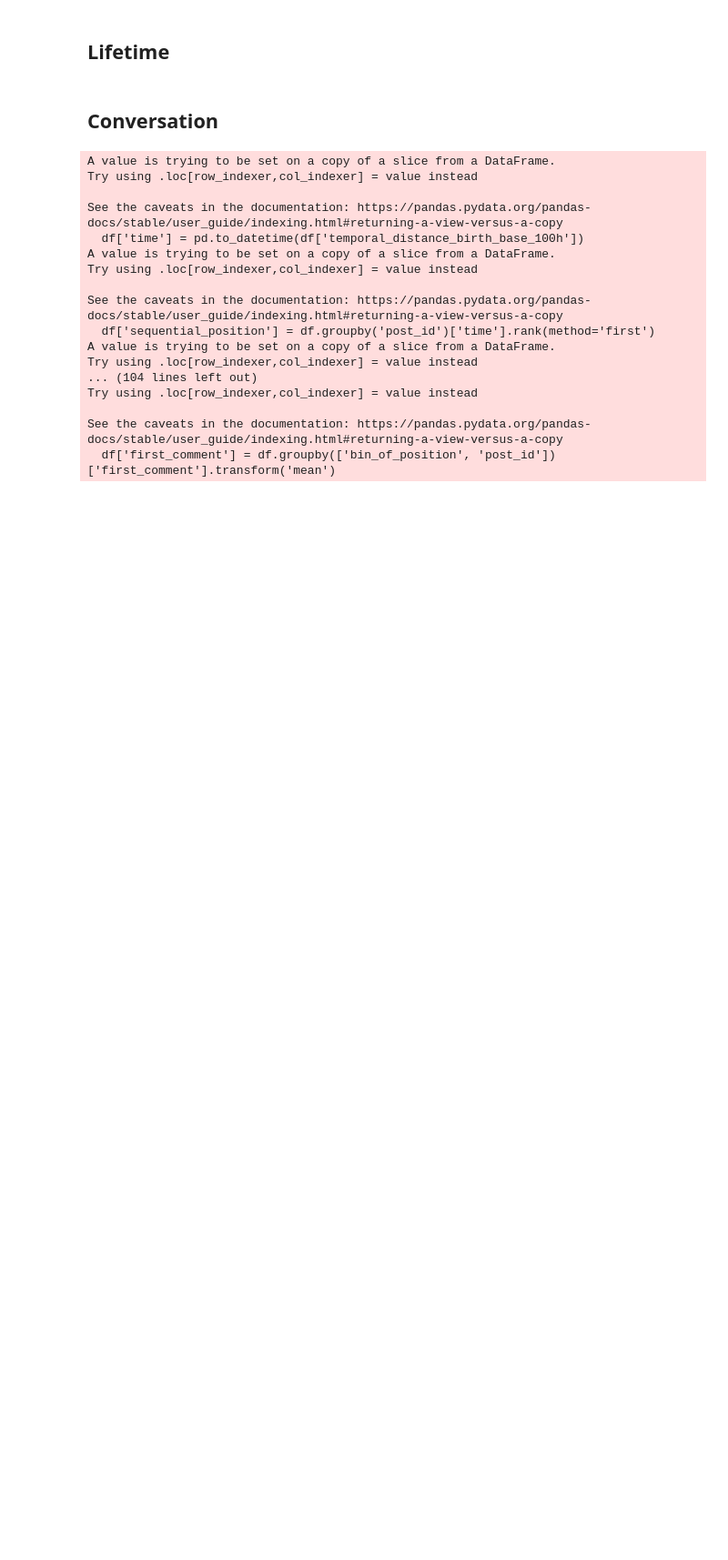
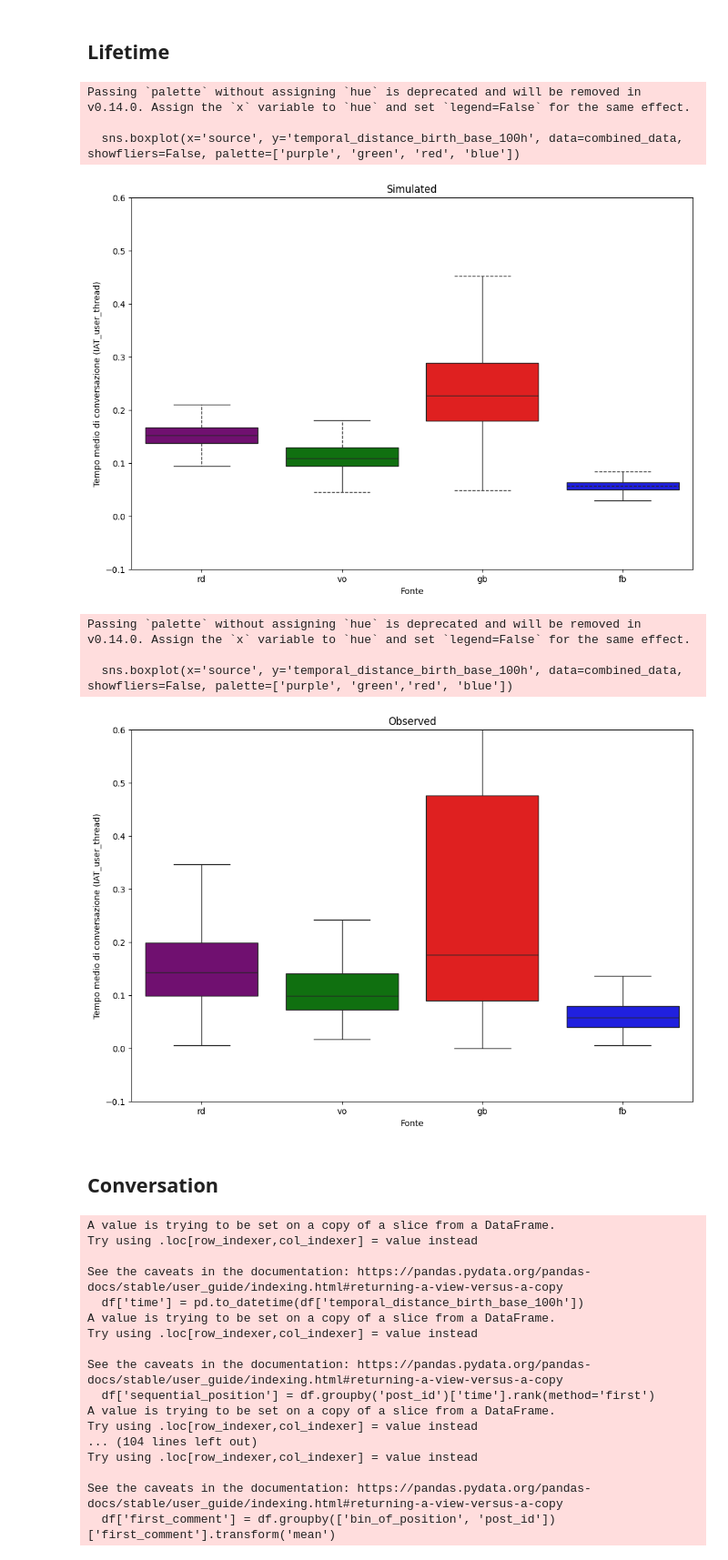
Before and after one commit to nudojacopo/nudojacopo, a Jupyter notebook: synthetic_signals.ipynb, the cells around one changed output. Shown at 91% size. Saved outputs shown, nothing was run; the diff lists cells and outputs as text; code cells hidden in the pictures; blank space fills up the shorter version.

```diff
--- a/synthetic_signals.ipynb
+++ b/synthetic_signals.ipynb
@@ -225,7 +232,7 @@ import seaborn as sns
 rds=rds.groupby(['post_id','user_id'])['temporal_distance_birth_base_100h'].sum().reset_index()
 fbs=fbs.groupby(['post_id','user_id'])['temporal_distance_birth_base_100h'].sum().reset_index()
 vos=vos.groupby(['post_id','user_id'])['temporal_distance_birth_base_100h'].sum().reset_index()
-yts=yts.groupby(['post_id','user_id'])['temporal_distance_birth_base_100h'].sum().reset_index()
+gbs=gbs.groupby(['post_id','user_id'])['temporal_distance_birth_base_100h'].sum().reset_index()
 
 
 # Calcolare il tempo totale di conversazione per ogni utente e post in rd
@@ -244,7 +251,7 @@ time_of_conversation_vo = vos.groupby(['user_id', 'post_id'])['temporal_distance
 mean_time_of_conversation_vo = time_of_conversation_vo.groupby('post_id')['temporal_distance_birth_base_100h'].mean().reset_index()
 
 # Calcolare il tempo totale di conversazione per ogni utente e post in rd
-time_of_conversation_yt = yts.groupby(['user_id', 'post_id'])['temporal_distance_birth_base_100h'].sum().reset_index()
+time_of_conversation_yt = gbs.groupby(['user_id', 'post_id'])['temporal_distance_birth_base_100h'].sum().reset_index()
 # Calcolare la media del tempo di conversazione per ogni post in rd
 mean_time_of_conversation_yt = time_of_conversation_yt.groupby('post_id')['temporal_distance_birth_base_100h'].mean().reset_index()
 
@@ -253,7 +260,7 @@ mean_time_of_conversation_yt = time_of_conversation_yt.groupby('post_id')['tempo
 mean_time_of_conversation_rd['source'] = 'rd'
 mean_time_of_conversation_fb['source'] = 'fb'
 mean_time_of_conversation_vo['source'] = 'vo'
-mean_time_of_conversation_yt['source'] = 'yt'
+mean_time_of_conversation_yt['source'] = 'gb'
 
 combined_data = pd.concat([
     mean_time_of_conversation_rd,
@@ -263,13 +270,18 @@ combined_data = pd.concat([
 
 ])
 
-# Creare i boxplot per confrontare le distribuzioni
 plt.figure(figsize=(12, 8))
-sns.boxplot(x='source', y='temporal_distance_birth_base_100h', data=combined_data, showfliers=False, palette=['purple', 'green','red', 'blue'])
+sns.boxplot(x='source', y='temporal_distance_birth_base_100h', data=combined_data, showfliers=False, palette=['purple', 'green', 'red', 'blue'])
+
+# Aggiungere le linee tratteggiate
+for i in range(len(combined_data['source'].unique())):
+    plt.gca().lines[6*i].set_linestyle('--')
+    plt.gca().lines[6*i+1].set_linestyle('--')
+
 plt.title('Simulated')
 plt.xlabel('Fonte')
 plt.ylabel('Tempo medio di conversazione (IAT_user_thread)')
-plt.ylim(0,0.4)
+plt.ylim(-0.1, 0.6)
 plt.show()
 
 
@@ -280,7 +292,7 @@ import seaborn as sns
 rdo=rdo.groupby(['post_id','user_id'])['temporal_distance_birth_base_100h'].sum().reset_index()
 fbo=fbo.groupby(['post_id','user_id'])['temporal_distance_birth_base_100h'].sum().reset_index()
 voo=voo.groupby(['post_id','user_id'])['temporal_distance_birth_base_100h'].sum().reset_index()
-yto=yto.groupby(['post_id','user_id'])['temporal_distance_birth_base_100h'].sum().reset_index()
+gbo=gbo.groupby(['post_id','user_id'])['temporal_distance_birth_base_100h'].sum().reset_index()
 
 
 # Calcolare il tempo totale di conversazione per ogni utente e post in rd
@@ -296,36 +308,45 @@ mean_time_of_conversation_fb = time_of_conversation_fb.groupby('post_id')['tempo
 # Calcolare il tempo totale di conversazione per ogni utente e post in vo
 time_of_conversation_vo = voo.groupby(['user_id', 'post_id'])['temporal_distance_birth_base_100h'].sum().reset_index()
 # Calcolare la media del tempo di conversazione per ogni post in vo
 mean_time_of_conversation_vo = time_of_conversation_vo.groupby('post_id')['temporal_distance_birth_base_100h'].mean().reset_index()
 
 # Calcolare il tempo totale di conversazione per ogni utente e post in rd
-time_of_conversation_yt = yto.groupby(['user_id', 'post_id'])['temporal_distance_birth_base_100h'].sum().reset_index()
+time_of_conversation_yt = gbo.groupby(['user_id', 'post_id'])['temporal_distance_birth_base_100h'].sum().reset_index()
 # Calcolare la media del tempo di conversazione per ogni post in rd
 mean_time_of_conversation_yt = time_of_conversation_yt.groupby('post_id')['temporal_distance_birth_base_100h'].mean().reset_index()
 
 
 # Unire i dati per fare il confronto
 mean_time_of_conversation_rd['source'] = 'rd'
 mean_time_of_conversation_fb['source'] = 'fb'
 mean_time_of_conversation_vo['source'] = 'vo'
-mean_time_of_conversation_yt['source'] = 'yt'
+mean_time_of_conversation_yt['source'] = 'gb'
 
 combined_data = pd.concat([
     mean_time_of_conversation_rd,
         mean_time_of_conversation_vo,
         mean_time_of_conversation_yt,
     mean_time_of_conversation_fb
 
 ])
 
 # Creare i boxplot per confrontare le distribuzioni
 plt.figure(figsize=(12, 8))
 sns.boxplot(x='source', y='temporal_distance_birth_base_100h', data=combined_data, showfliers=False, palette=['purple', 'green','red', 'blue'])
 plt.title('Observed')
 plt.xlabel('Fonte')
 plt.ylabel('Tempo medio di conversazione (IAT_user_thread)')
-plt.ylim(0,0.4)
+plt.ylim(-0.1,0.6)
 plt.show()
+# %% [output]
+Passing `palette` without assigning `hue` is deprecated and will be removed in v0.14.0. Assign the `x` variable to `hue` and set `legend=False` for the same effect.
+
+  sns.boxplot(x='source', y='temporal_distance_birth_base_100h', data=combined_data, showfliers=False, palette=['purple', 'green', 'red', 'blue'])
+[figure, added]
+Passing `palette` without assigning `hue` is deprecated and will be removed in v0.14.0. Assign the `x` variable to `hue` and set `legend=False` for the same effect.
+
+  sns.boxplot(x='source', y='temporal_distance_birth_base_100h', data=combined_data, showfliers=False, palette=['purple', 'green','red', 'blue'])
+[figure, added]
 # %% [markdown]
 ## Conversation
 # %%
```
Also changed, not shown: parts of 12 cells of this notebook.
